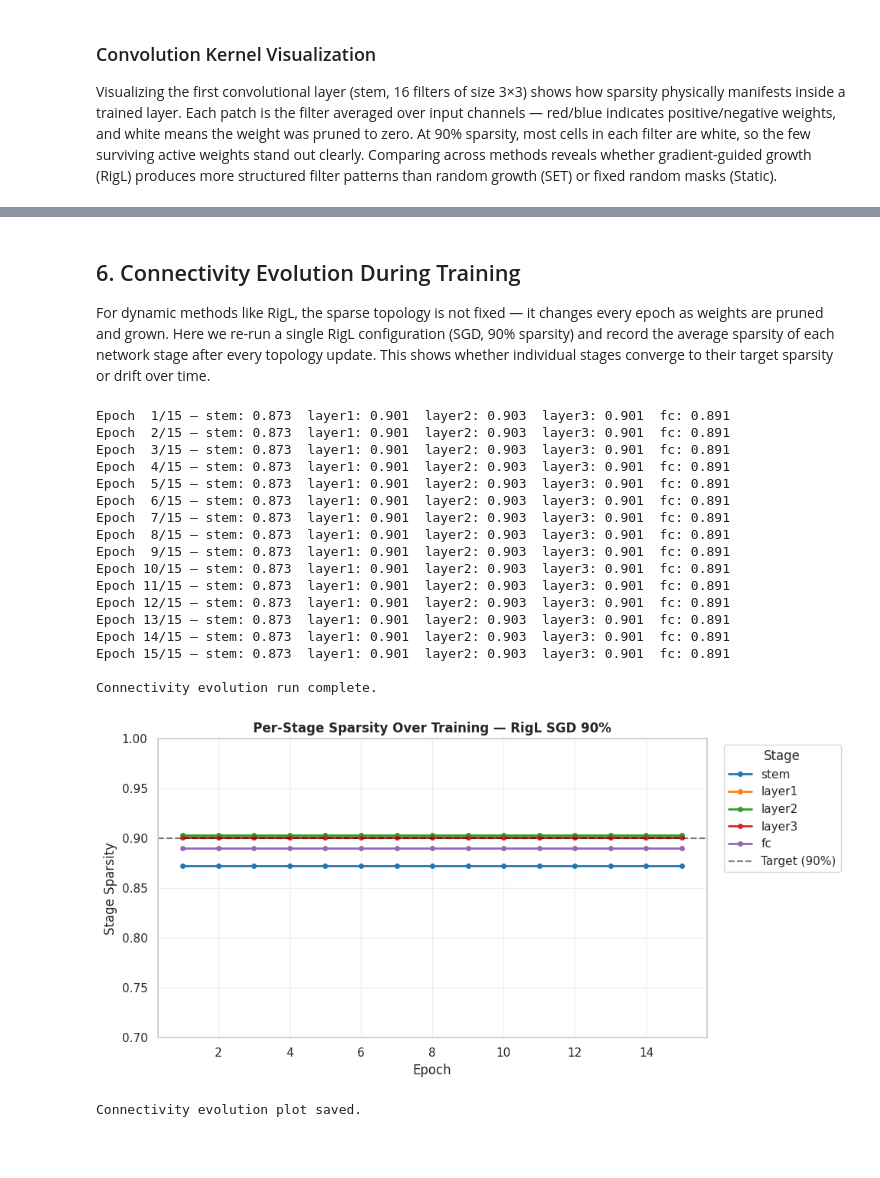
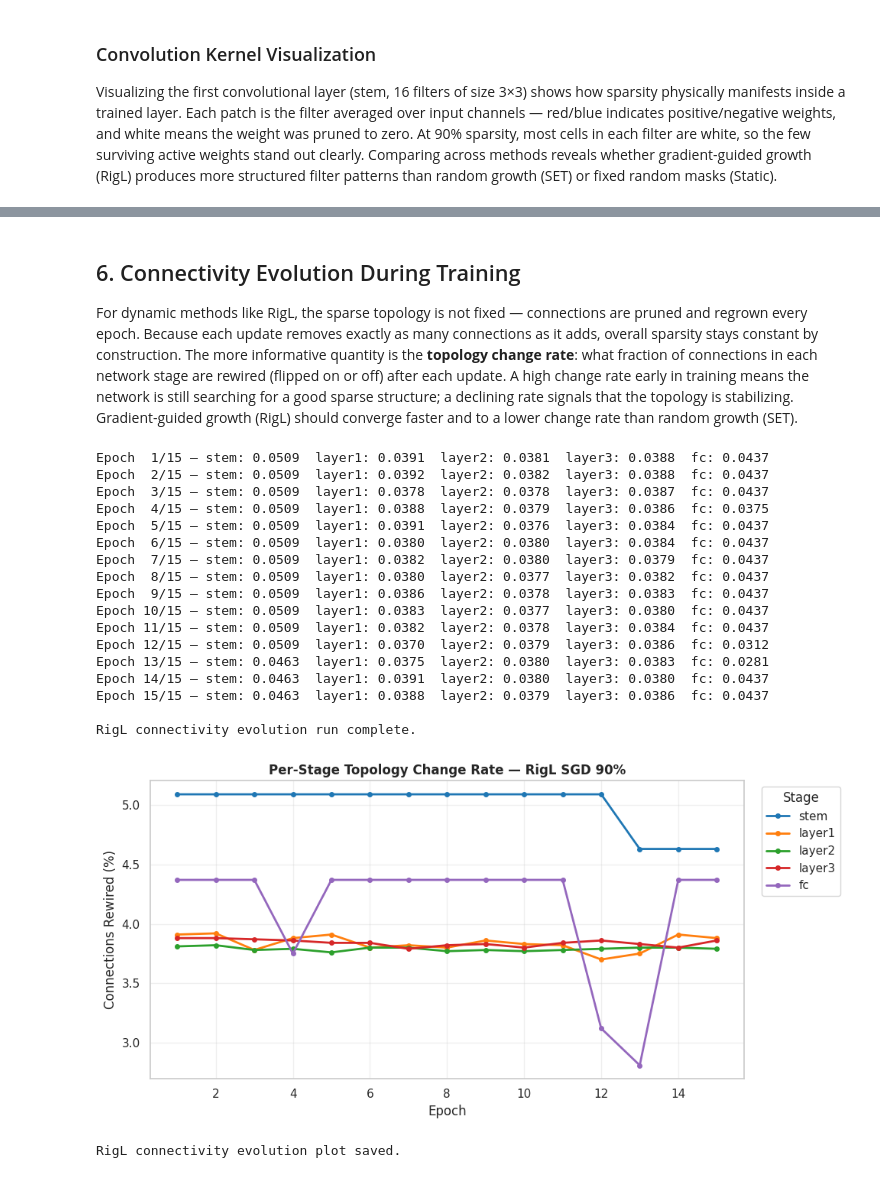
Before and after one commit to ammylin/ECE685D_Final_Project, a Jupyter notebook: 01_task_3.ipynb, the cells around one changed output, grey strips where cells are left out. Drawn from its saved outputs; the diff is of its cells as text; code cells hidden in the pictures; blank space fills up the shorter version.

Commit message:
Changes to experiments, imgs, and results

```diff
--- a/01_task_3.ipynb
+++ b/01_task_3.ipynb
@@ -1034,15 +1034,15 @@ Kernel visualizations done.
 # %% [markdown]
 ## 6. Connectivity Evolution During Training
 
-For dynamic methods like RigL, the sparse topology is not fixed — it changes every epoch as weights are pruned and grown. Here we re-run a single RigL configuration (SGD, 90% sparsity) and record the average sparsity of each network stage after every topology update. This shows whether individual stages converge to their target sparsity or drift over time.
+For dynamic methods like RigL, the sparse topology is not fixed — connections are pruned and regrown every epoch. Because each update removes exactly as many connections as it adds, overall sparsity stays constant by construction. The more informative quantity is the **topology change rate**: what fraction of connections in each network stage are rewired (flipped on or off) after each update. A high change rate early in training means the network is still searching for a good sparse structure; a declining rate signals that the topology is stabilizing. Gradient-guided growth (RigL) should converge faster and to a lower change rate than random growth (SET).
 # %%
-# Re-run RigL SGD 90% while recording per-stage sparsity each epoch.
-# This is a fresh run (results may differ slightly) purely for the connectivity analysis.
+# Re-run RigL SGD 90% tracking per-stage topology change rate each epoch.
+# Change rate = fraction of connections flipped (0->1 or 1->0) by the update.
 
 torch.manual_seed(42)
 evo_model, evo_masks = build_sparse_model(0.90)
 evo_optimizer = build_optimizer(evo_model, "sgd")
-evo_history = []  # one dict per epoch
+evo_history = []
 
 for epoch in range(epochs):
     evo_model.train()
@@ -1055,84 +1055,85 @@ for epoch in range(epochs):
         evo_optimizer.step()
         apply_masks(evo_model, evo_masks)
 
+    # Snapshot masks before topology update
+    masks_before = {name: mask.clone() for name, mask in evo_masks.items()}
+
     if (epoch + 1) % rewire_interval == 0:
         rigl_update(
             evo_model, evo_masks, prune_fraction, trainloader, criterion, device
         )
         apply_masks(evo_model, evo_masks)
 
-    # Accumulate sparsity per network stage after each topology update
-    stage_active = {}
+    # Compute per-stage change rate
+    stage_changed = {}
     stage_total = {}
     for name, mask in evo_masks.items():
         stage = get_stage(name)
-        m = mask.cpu()
-        stage_active[stage] = stage_active.get(stage, 0.0) + m.sum().item()
-        stage_total[stage] = stage_total.get(stage, 0) + m.numel()
+        flipped = (mask.cpu() != masks_before[name].cpu()).float().sum().item()
+        stage_changed[stage] = stage_changed.get(stage, 0.0) + flipped
+        stage_total[stage] = stage_total.get(stage, 0) + mask.numel()
 
     record = {"epoch": epoch + 1}
-    for stage in stage_active:
-        record[stage] = round(1.0 - stage_active[stage] / stage_total[stage], 4)
+    for stage in stage_changed:
+        record[stage] = round(stage_changed[stage] / stage_total[stage], 4)
     evo_history.append(record)
 
     print(
         f"Epoch {epoch + 1:2d}/{epochs} — "
-        + "  ".join(f"{k}: {v:.3f}" for k, v in record.items() if k != "epoch")
+        + "  ".join(f"{k}: {v:.4f}" for k, v in record.items() if k != "epoch")
     )
 
 evo_df = pd.DataFrame(evo_history).set_index("epoch")
-print("\nConnectivity evolution run complete.")
+print("\nRigL connectivity evolution run complete.")
 # %% [output]
-Epoch  1/15 — stem: 0.873  layer1: 0.901  layer2: 0.903  layer3: 0.901  fc: 0.891
-Epoch  2/15 — stem: 0.873  layer1: 0.901  layer2: 0.903  layer3: 0.901  fc: 0.891
-Epoch  3/15 — stem: 0.873  layer1: 0.901  layer2: 0.903  layer3: 0.901  fc: 0.891
-Epoch  4/15 — stem: 0.873  layer1: 0.901  layer2: 0.903  layer3: 0.901  fc: 0.891
-Epoch  5/15 — stem: 0.873  layer1: 0.901  layer2: 0.903  layer3: 0.901  fc: 0.891
-Epoch  6/15 — stem: 0.873  layer1: 0.901  layer2: 0.903  layer3: 0.901  fc: 0.891
-Epoch  7/15 — stem: 0.873  layer1: 0.901  layer2: 0.903  layer3: 0.901  fc: 0.891
-Epoch  8/15 — stem: 0.873  layer1: 0.901  layer2: 0.903  layer3: 0.901  fc: 0.891
-Epoch  9/15 — stem: 0.873  layer1: 0.901  layer2: 0.903  layer3: 0.901  fc: 0.891
-Epoch 10/15 — stem: 0.873  layer1: 0.901  layer2: 0.903  layer3: 0.901  fc: 0.891
-Epoch 11/15 — stem: 0.873  layer1: 0.901  layer2: 0.903  layer3: 0.901  fc: 0.891
-Epoch 12/15 — stem: 0.873  layer1: 0.901  layer2: 0.903  layer3: 0.901  fc: 0.891
-Epoch 13/15 — stem: 0.873  layer1: 0.901  layer2: 0.903  layer3: 0.901  fc: 0.891
-Epoch 14/15 — stem: 0.873  layer1: 0.901  layer2: 0.903  layer3: 0.901  fc: 0.891
-Epoch 15/15 — stem: 0.873  layer1: 0.901  layer2: 0.903  layer3: 0.901  fc: 0.891
+Epoch  1/15 — stem: 0.0509  layer1: 0.0391  layer2: 0.0381  layer3: 0.0388  fc: 0.0437
+Epoch  2/15 — stem: 0.0509  layer1: 0.0392  layer2: 0.0382  layer3: 0.0388  fc: 0.0437
+Epoch  3/15 — stem: 0.0509  layer1: 0.0378  layer2: 0.0378  layer3: 0.0387  fc: 0.0437
+Epoch  4/15 — stem: 0.0509  layer1: 0.0388  layer2: 0.0379  layer3: 0.0386  fc: 0.0375
+Epoch  5/15 — stem: 0.0509  layer1: 0.0391  layer2: 0.0376  layer3: 0.0384  fc: 0.0437
+Epoch  6/15 — stem: 0.0509  layer1: 0.0380  layer2: 0.0380  layer3: 0.0384  fc: 0.0437
+Epoch  7/15 — stem: 0.0509  layer1: 0.0382  layer2: 0.0380  layer3: 0.0379  fc: 0.0437
+Epoch  8/15 — stem: 0.0509  layer1: 0.0380  layer2: 0.0377  layer3: 0.0382  fc: 0.0437
+Epoch  9/15 — stem: 0.0509  layer1: 0.0386  layer2: 0.0378  layer3: 0.0383  fc: 0.0437
+Epoch 10/15 — stem: 0.0509  layer1: 0.0383  layer2: 0.0377  layer3: 0.0380  fc: 0.0437
+Epoch 11/15 — stem: 0.0509  layer1: 0.0382  layer2: 0.0378  layer3: 0.0384  fc: 0.0437
+Epoch 12/15 — stem: 0.0509  layer1: 0.0370  layer2: 0.0379  layer3: 0.0386  fc: 0.0312
+Epoch 13/15 — stem: 0.0463  layer1: 0.0375  layer2: 0.0380  layer3: 0.0383  fc: 0.0281
+Epoch 14/15 — stem: 0.0463  layer1: 0.0391  layer2: 0.0380  layer3: 0.0380  fc: 0.0437
+Epoch 15/15 — stem: 0.0463  layer1: 0.0388  layer2: 0.0379  layer3: 0.0386  fc: 0.0437
 
-Connectivity evolution run complete.
+RigL connectivity evolution run complete.
 # %%
 fig, ax = plt.subplots(figsize=(10, 5))
 
 colors = sns.color_palette("tab10", n_colors=len(evo_df.columns))
 for col, color in zip(evo_df.columns, colors):
     ax.plot(
         evo_df.index,
-        evo_df[col],
+        evo_df[col] * 100,
         marker="o",
         markersize=4,
         linewidth=2,
         label=col,
         color=color,
     )
 
-ax.axhline(y=0.90, color="black", linestyle="--", alpha=0.5, label="Target (90%)")
-ax.set_title("Per-Stage Sparsity Over Training — RigL SGD 90%", weight="bold")
+ax.set_title("Per-Stage Topology Change Rate — RigL SGD 90%", weight="bold")
 ax.set_xlabel("Epoch")
-ax.set_ylabel("Stage Sparsity")
-ax.set_ylim(0.70, 1.0)
+ax.set_ylabel("Connections Rewired (%)")
 ax.legend(title="Stage", bbox_to_anchor=(1.02, 1), loc="upper left")
 ax.grid(True, alpha=0.3)
 
 plt.tight_layout()
 plt.savefig(
     os.path.join(img_dir, "task_3_connectivity_evolution.png"),
     dpi=300,
     bbox_inches="tight",
 )
 plt.show()
 gc.collect()
-print("Connectivity evolution plot saved.")
+print("RigL connectivity evolution plot saved.")
 # %% [output]
-[figure, old version]
+[figure, new version]
-Connectivity evolution plot saved.
+RigL connectivity evolution plot saved.
 # %% [markdown]
```
Also changed, not shown: parts of 11 cells of this notebook, 17 other files.
